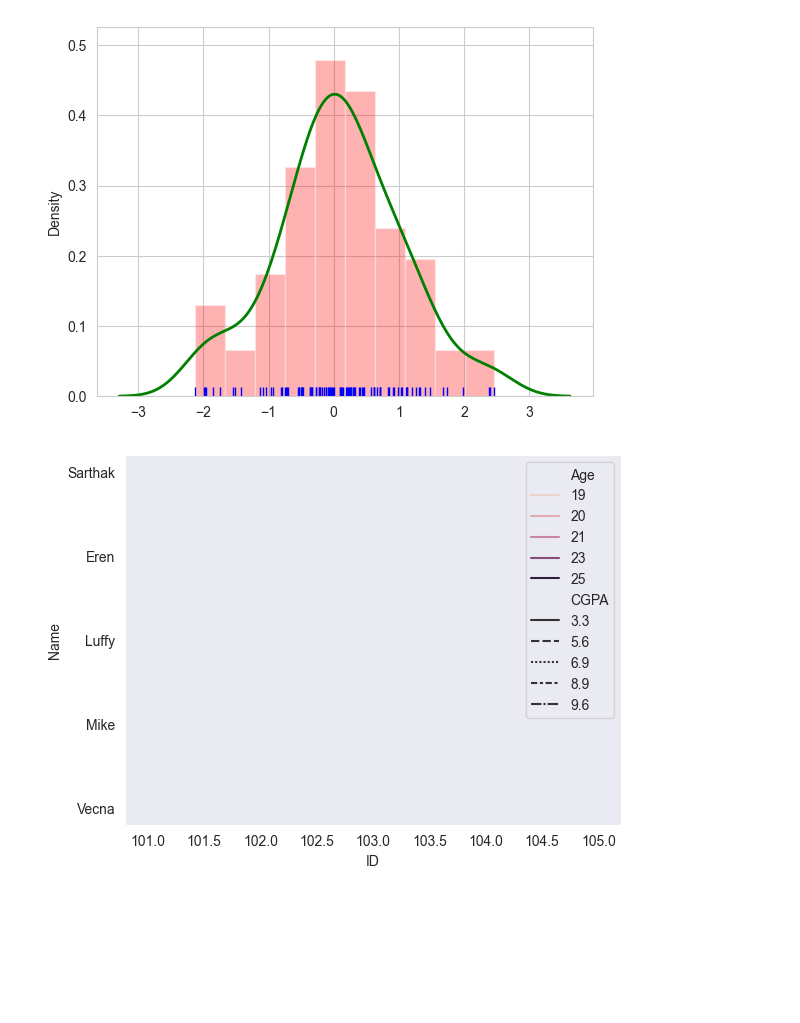
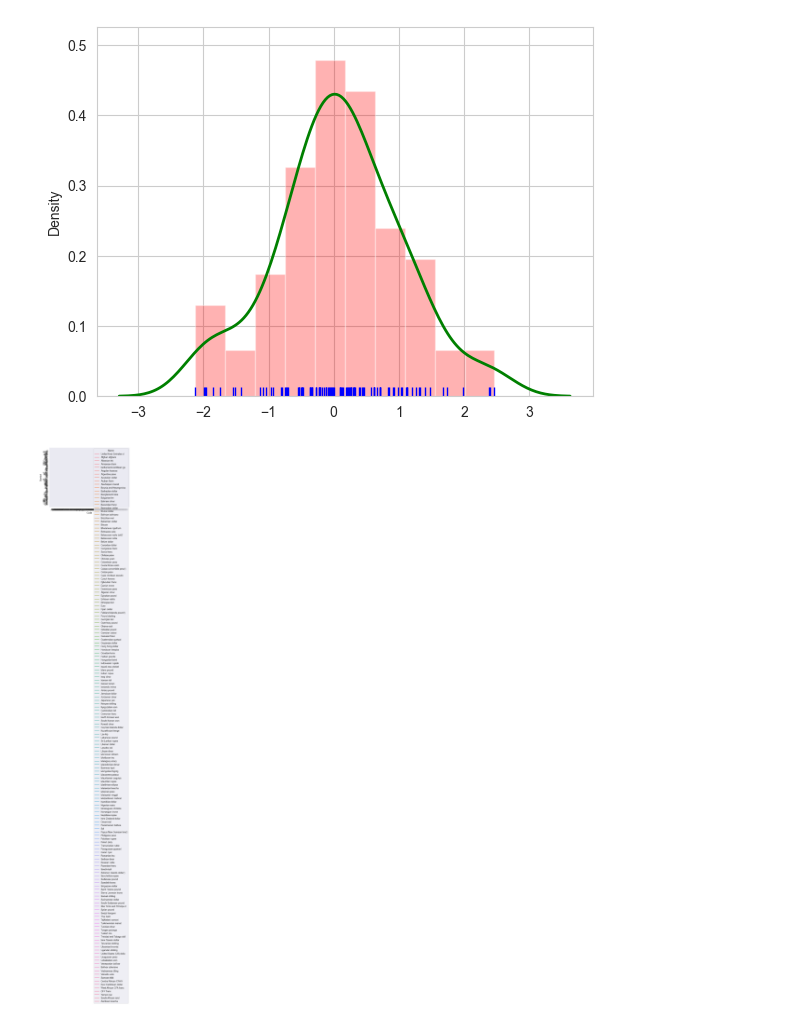
Before and after one commit to sarthak-opash/AI-ML-Internship, a Jupyter notebook: Day 11/seaborn.ipynb, the cells around one changed output. Cells and saved outputs as stored; diff of their text form; code cells hidden in the pictures; blank space fills up the shorter version.

```diff
--- a/Day 11/seaborn.ipynb
+++ b/Day 11/seaborn.ipynb
@@ -53,16 +53,16 @@ https://gist.github.com/mwaskom/de44147ed2974457ad6372750bbe5751
 # %%
 import pandas as pd
 
 sns.set_style("dark")
-dataset = pd.read_csv("sample.csv")
+dataset = pd.read_csv("currency.csv")
 
 sns.lineplot(
-    x="ID",
-      y="Name",
-      hue="Age",
-             style="CGPA",
+    x="Code",
+      y="Symbol",
+      hue="Name",
       data=dataset)
 
+
 plt.show()
 # %% [output]
-[figure, old version]
+[figure, new version]
```
Also changed, not shown: 1 other file.
